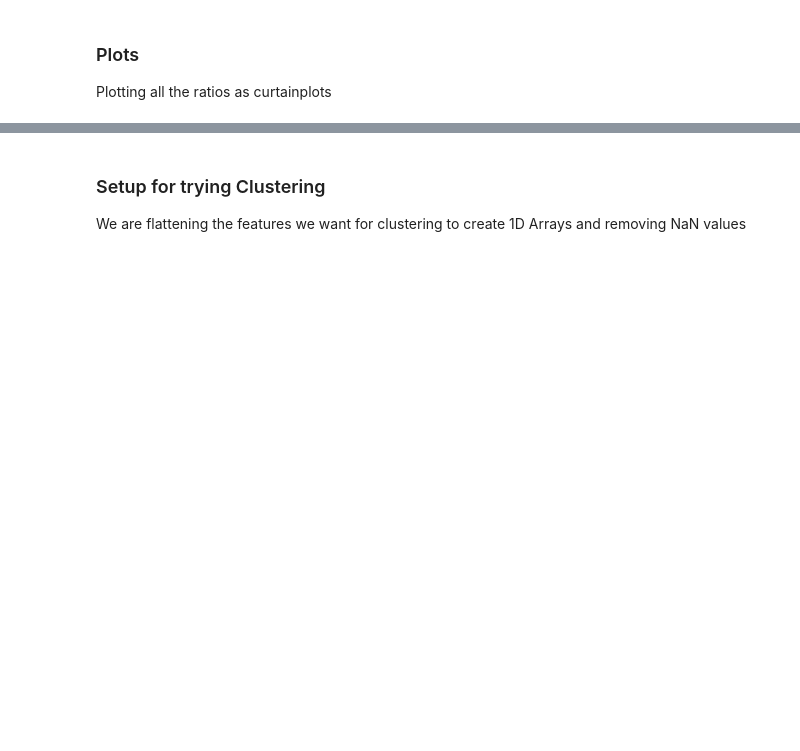
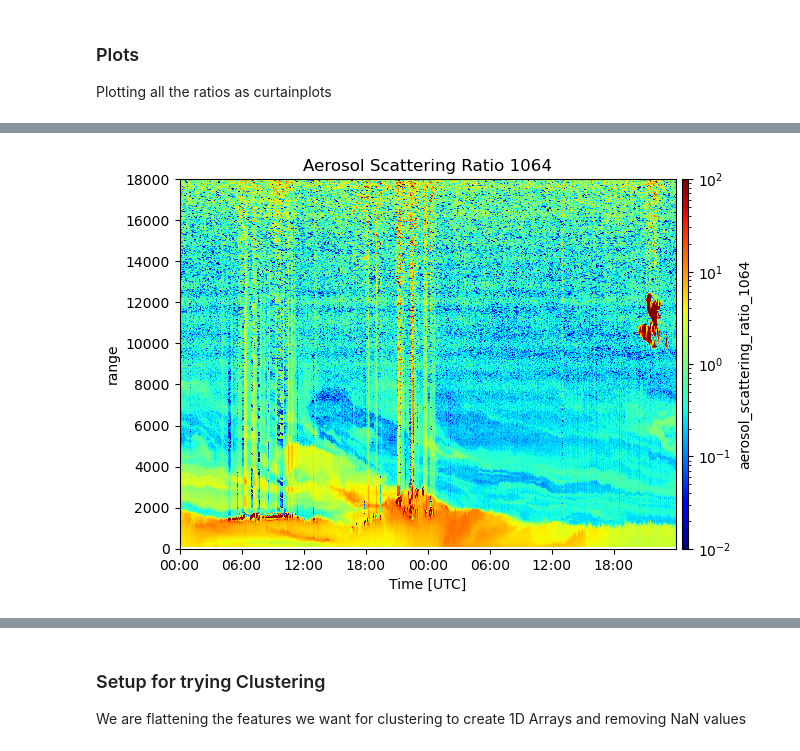
Before and after one commit to ARM-Synergy/ndim-auto-cluster-lidar, a Jupyter notebook: notebooks/hsrl_analysis.ipynb, the cells around one changed output, grey strips where cells are left out. Cells and saved outputs as stored; diff of their text form; code cells hidden in the pictures; blank space fills up the shorter version.

```diff
--- a/notebooks/hsrl_analysis.ipynb
+++ b/notebooks/hsrl_analysis.ipynb
@@ -220,12 +254,13 @@ plt.show()
 # %%
 # Plotting Aerosol Scattering Ratio 1064
-display = act.plotting.TimeSeriesDisplay(bnf_hsrl_spec_features)
-display.plot(
-    'aerosol_scattering_ratio_1064',
-    y_rng=[0, 8000],
-    cmap='jet',
-    norm=colors.LogNorm(vmin=0.01, vmax=0.5),
-    set_title='Aerosol Scattering Ratio 1064'
-)
-display.axes[0].set_ylim(0, 8000)
-plt.show()
+def plot_aerosol_scattering_ratio_1064(bnf_hsrl_spec_features):
+    display = act.plotting.TimeSeriesDisplay(bnf_hsrl_spec_features)
+    display.plot(
+        'aerosol_scattering_ratio_1064',
+        y_rng=[0, 8000],
+        cmap='jet',
+        norm=colors.LogNorm(vmin=0.01, vmax=100),
+        set_title='Aerosol Scattering Ratio 1064'
+    )
+    display.axes[0].set_ylim(0, 18000)
+    plt.show()
@@ -335,0 +354,4 @@ filtered_da.plot.hist(bins=50)
+# %%
+plot_aerosol_scattering_ratio_1064(bnf_hsrl_spec_features)
+# %% [output]
+[figure, added]
```
Also changed, not shown: parts of 65 cells of this notebook.
